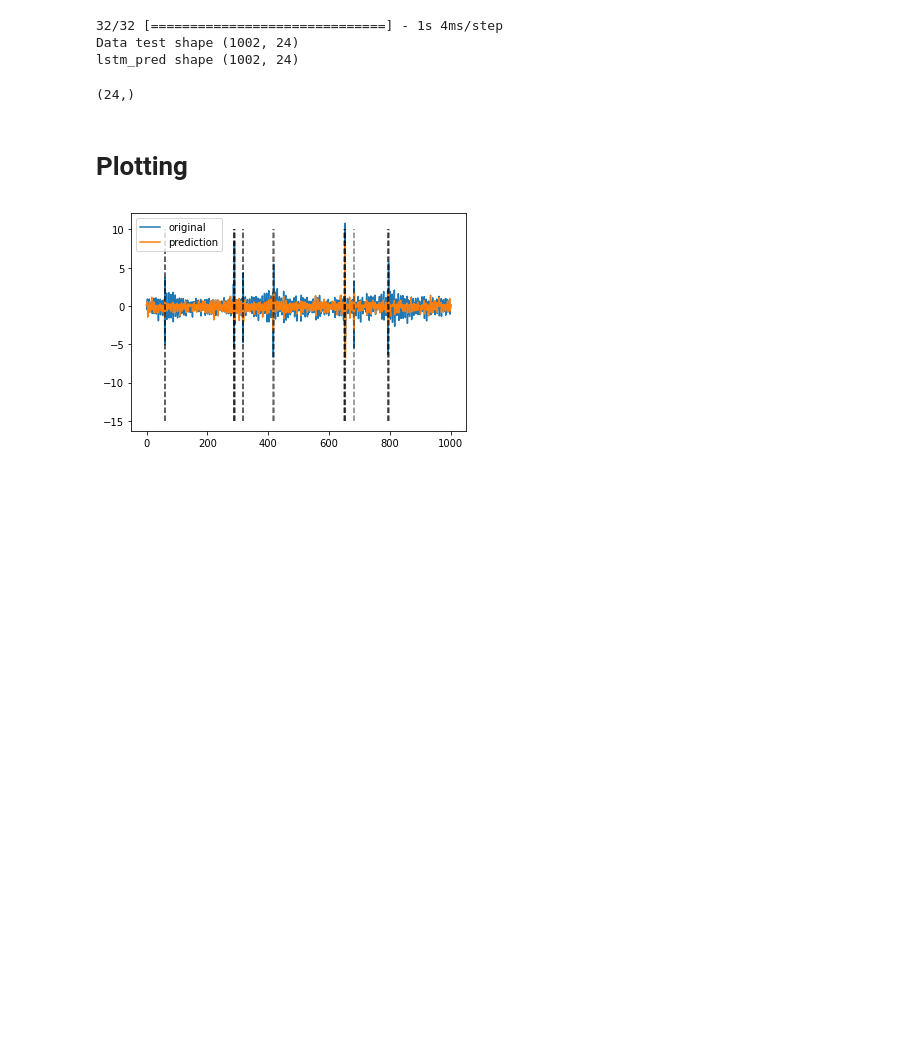
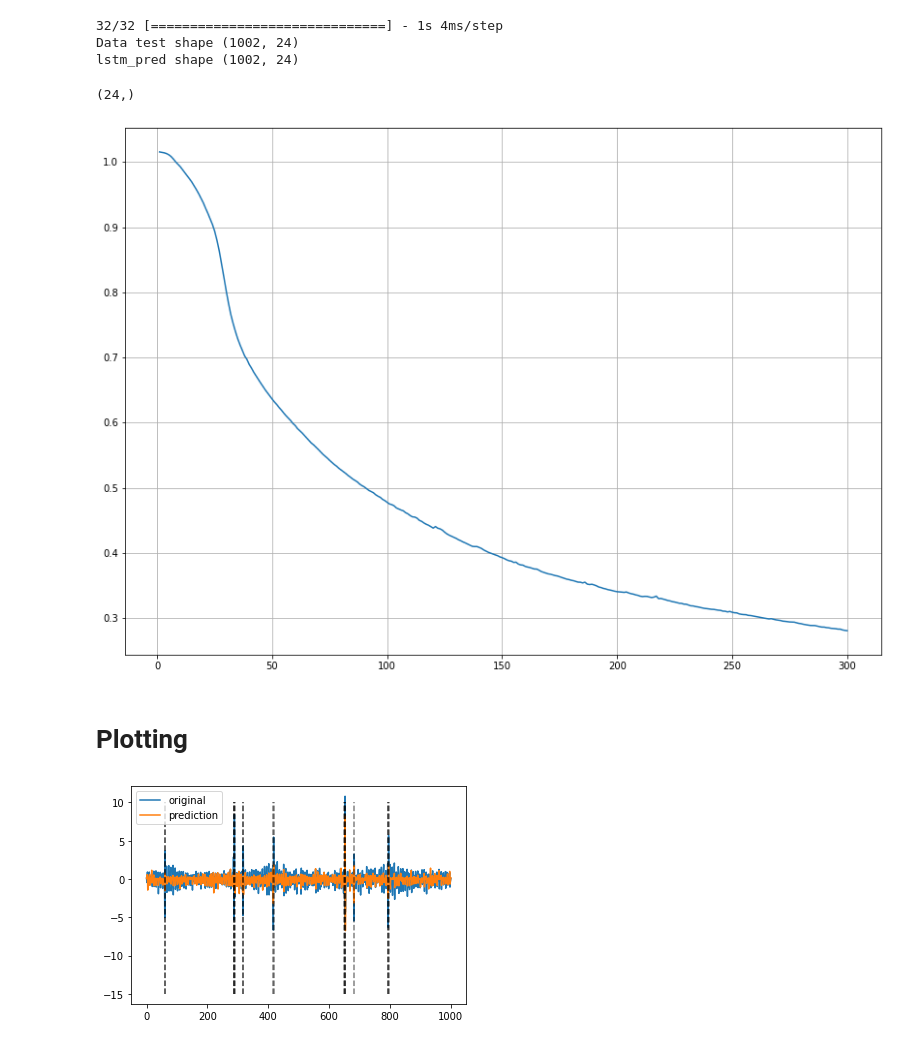
Before and after one commit to rohan-r-kulkarni/wellington_anomaly_detection, a Jupyter notebook: new_fit.ipynb, the cells around one changed output. Drawn from its saved outputs; the diff is of its cells as text; code cells hidden in the pictures; blank space fills up the shorter version.

```diff
--- a/new_fit.ipynb
+++ b/new_fit.ipynb
@@ -72,8 +72,9 @@ lstm_pred, lstm_outliers, history = lstm_run(
     data_test_seq,
     batch_size=512,
     epoch=300,
-    metric="all",
-    early_stopping=False
+    metric="bb",
+    early_stopping=False,
+    cross_feature_check=False
 )
 # dense_pred, dense_outliers = dense_run(data_train, data_test, n_feature, batch_size = 100)
 
@@ -108,6 +109,15 @@ lstm_pred shape (1002, 24)
 lstm_outliers.shape
 # %% [output]
 (24,)
+# %%
+import matplotlib.pyplot as plt
+
+loss = history.history["loss"]
+fig, ax = plt.subplots(1, 1, figsize = [14, 10])
+ax.plot(np.arange(1, 301), loss)
+ax.grid()
+# %% [output]
+[figure, added]
 # %% [markdown]
 # Plotting
 # %%
```
Also changed, not shown: parts of 2 cells of this notebook, 7 other files.
